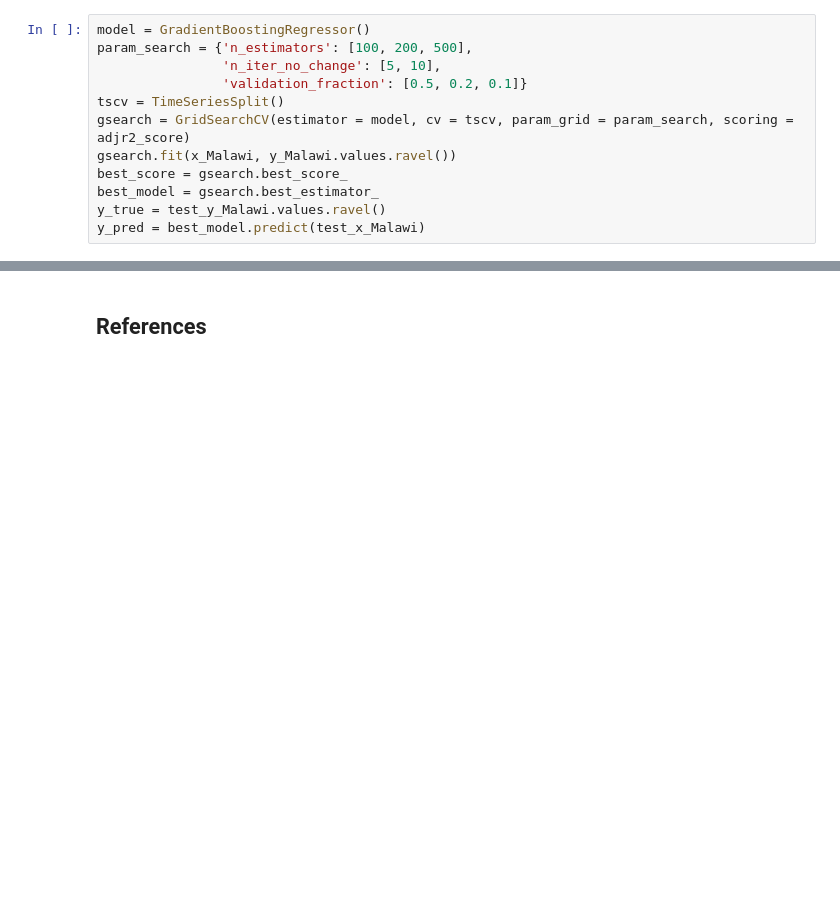
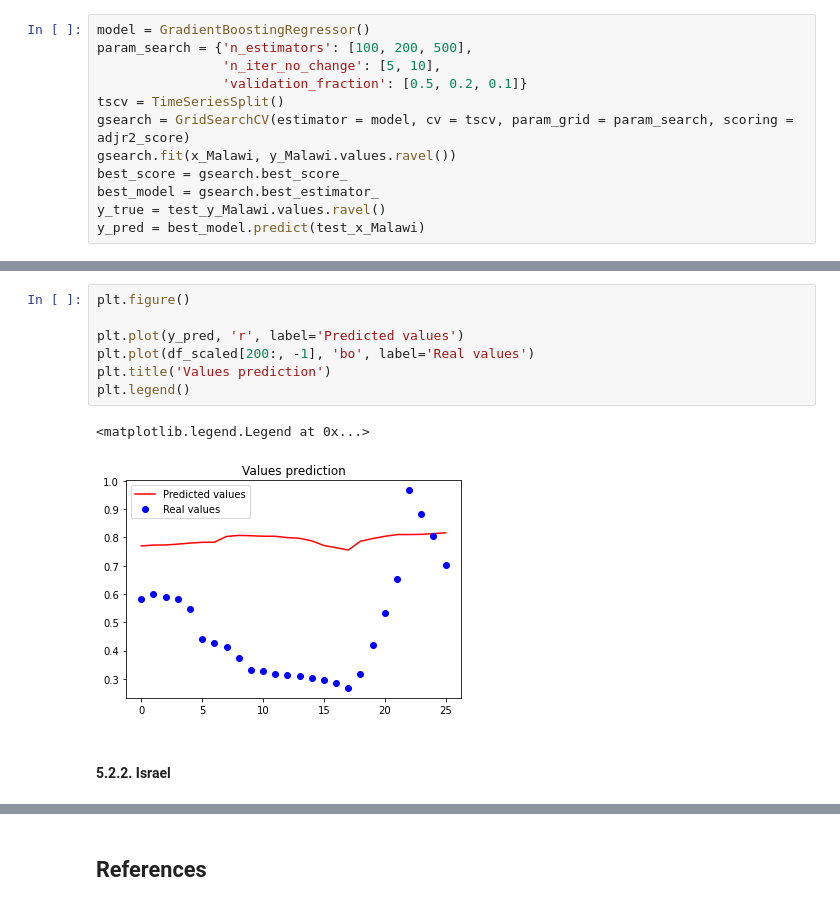
Before and after one commit to martinsM17/Covid19_Testing_Data, a Jupyter notebook: pipeline_analysis.ipynb, the cells around one changed output, grey strips where cells are left out. Drawn from its saved outputs; the diff is of its cells as text; blank space fills up the shorter version.

```diff
--- a/pipeline_analysis.ipynb
+++ b/pipeline_analysis.ipynb
@@ -2700,0 +3335,12 @@ plt.plot(Malawi.index[-y_true.size:], y_pred, color='orange')
+# %%
+plt.figure()
+
+plt.plot(y_pred, 'r', label='Predicted values')
+plt.plot(df_scaled[200:, -1], 'bo', label='Real values')
+plt.title('Values prediction')
+plt.legend()
+# %% [output]
+<matplotlib.legend.Legend at 0x...>
+[figure, added]
+# %% [markdown]
+#### 5.2.2. Israel
```
Also changed, not shown: parts of 127 cells of this notebook.
